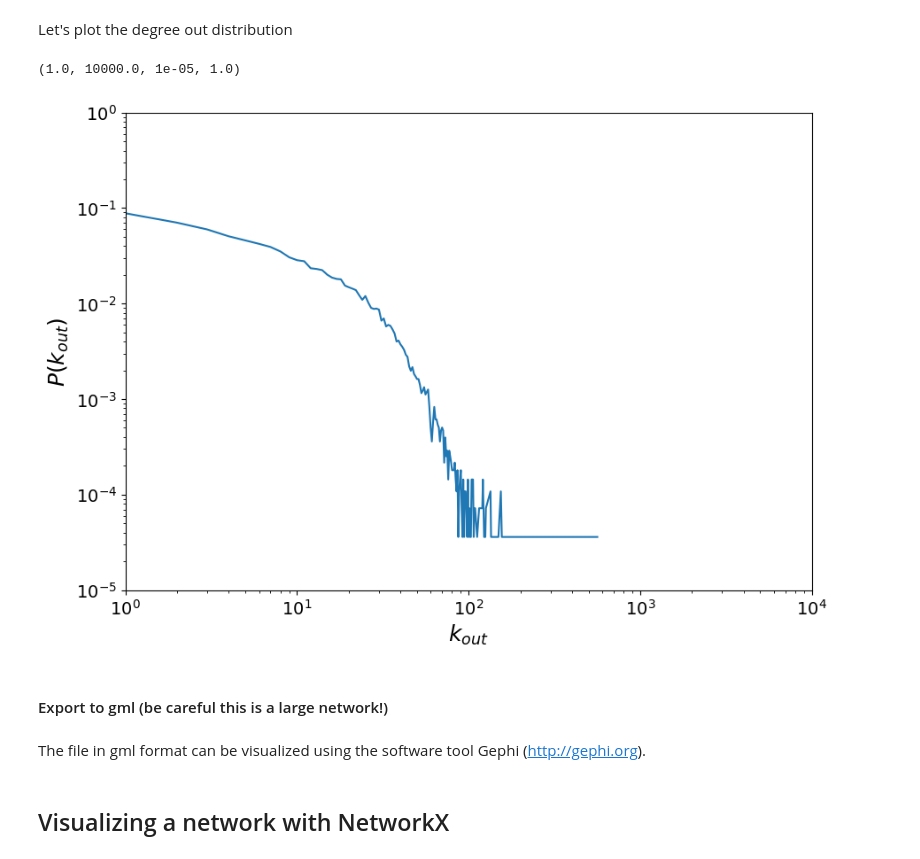
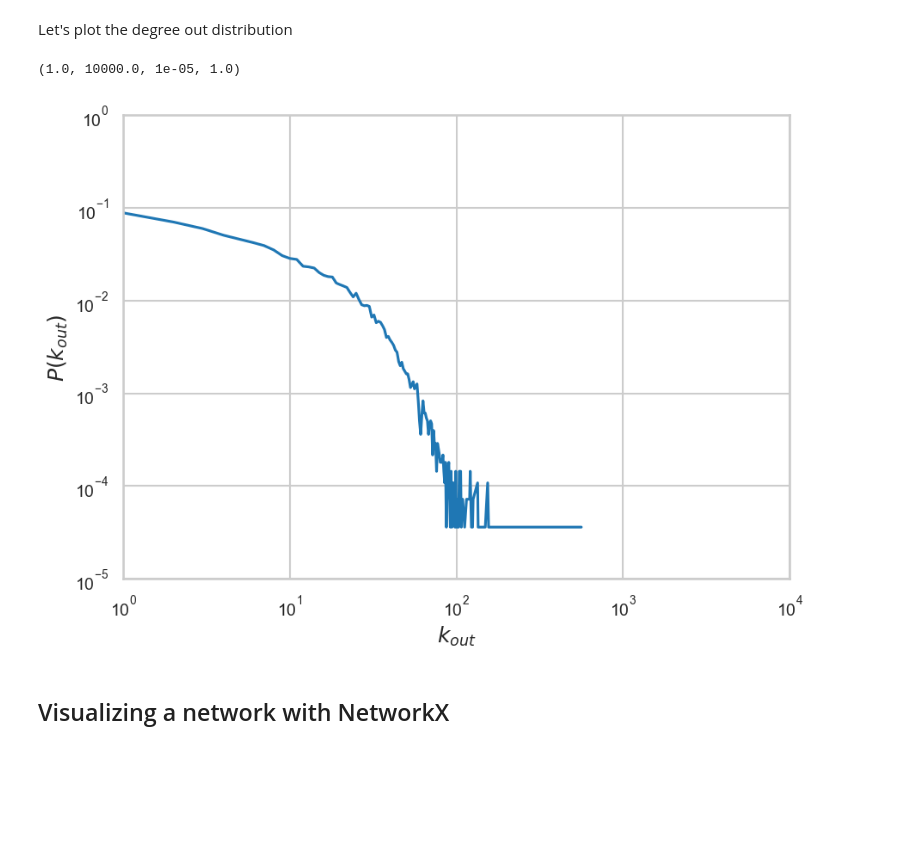
Before and after one commit to micheletizzoni/Digital_epidemiology, a Jupyter notebook: notebooks/nb04_networkX_visualization.ipynb, the cells around one changed output. Saved outputs shown, nothing was run; the diff lists cells and outputs as text; code cells hidden in the pictures; blank space fills up the shorter version.

```diff
--- a/notebooks/nb04_networkX_visualization.ipynb
+++ b/notebooks/nb04_networkX_visualization.ipynb
@@ -175,6 +176,9 @@ print(degin_distri)
 # %% [output]
 Counter({0: 4590, 1: 3787, 2: 2700, 3: 1992, 4: 1643, 5: 1327, 6: 1134, 7: 903, 8: 823, 9: 692, 10: 591, 11: 527, 12: 484, 13: 447, 14: 409, 15: 322, 16: 293, 18: 278, 17: 274, 19: 249, 20: 223, 22: 1 ...
 # %%
+sns.set_style("whitegrid")
+sns.set_context("talk")
+
 x=[]
 y=[]
 
@@ -203,28 +207,27 @@ Let's plot the degree out distribution
 outdeg=dict(H.out_degree()).values()
 degout_distri=Counter(outdeg)
 # %%
+sns.set_style("whitegrid")
+sns.set_context("talk")
+
 x=[]
 y=[]
 for i in sorted(degout_distri):
     x.append(i)
     y.append(float(degout_distri[i])/len(H))
 
 plt.figure(figsize=(10,7))
 plt.plot(np.array(x),np.array(y))
 
 plt.xlabel('$k_{out}$', fontsize=18)
 plt.ylabel('$P(k_{out})$', fontsize=18)
 
 plt.xticks(fontsize=14)
 plt.yticks(fontsize=14)
 
 plt.yscale('log')
 plt.xscale('log')
 plt.axis([1,10000,0.00001,1.0])
 # %% [output]
 (1.0, 10000.0, 1e-05, 1.0)
-[figure, old version]
+[figure, new version]
-# %% [markdown]
-#### Export to gml (be careful this is a large network!)
-# %% [markdown]
-The file in gml format can be visualized using the software tool Gephi (http://gephi.org).
```
Also changed, not shown: parts of 13 cells of this notebook, 2 other files.
